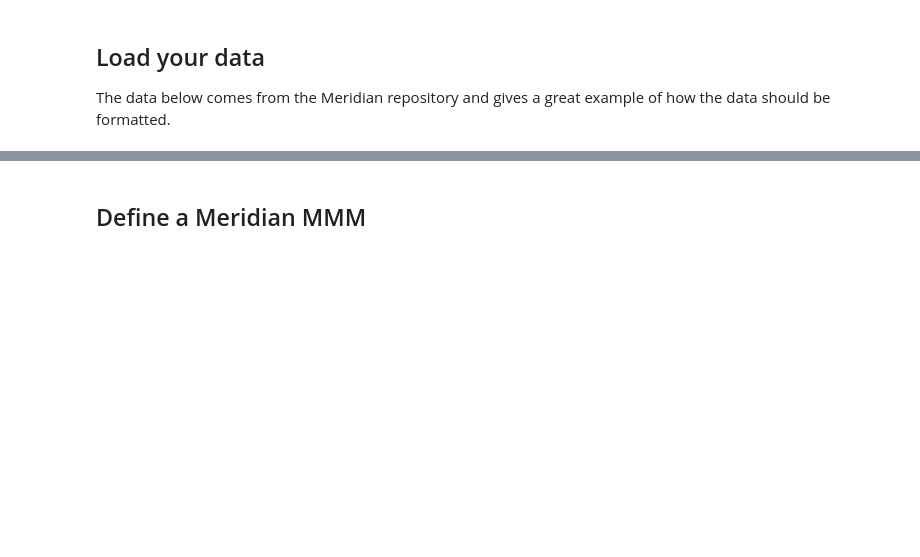
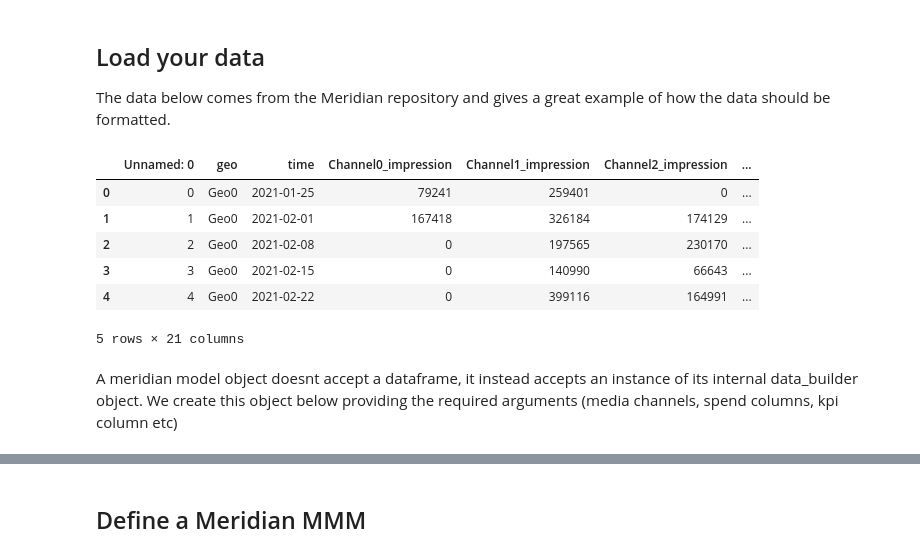
Before and after one commit to mutinex/mmm-eval, a Jupyter notebook: examples/meridian_eval.ipynb, the cells around one changed output, grey strips where cells are left out. Saved outputs shown, nothing was run; the diff lists cells and outputs as text; code cells hidden in the pictures; blank space fills up the shorter version.

```diff
--- a/examples/meridian_eval.ipynb
+++ b/examples/meridian_eval.ipynb
@@ -20,6 +23,18 @@ The data below comes from the Meridian repository and gives a great example of h
 # %%
 df = pd.read_excel(
     'https://github.com/google/meridian/raw/main/meridian/data/simulated_data/xlsx/geo_media.xlsx',
     engine='openpyxl',
 )
+df.head()
+# %% [output]
+|  | Unnamed: 0 | geo | time | Channel0_impression | Channel1_impression | Channel2_impression | ... |
+| 0 | 0 | Geo0 | 2021-01-25 | 79241 | 259401 | 0 | ... |
+| 1 | 1 | Geo0 | 2021-02-01 | 167418 | 326184 | 174129 | ... |
+| 2 | 2 | Geo0 | 2021-02-08 | 0 | 197565 | 230170 | ... |
+| 3 | 3 | Geo0 | 2021-02-15 | 0 | 140990 | 66643 | ... |
+| 4 | 4 | Geo0 | 2021-02-22 | 0 | 399116 | 164991 | ... |
+5 rows × 21 columns
+# %% [markdown]
+A meridian model object doesnt accept a dataframe, it instead accepts an instance of its internal data_builder object.
+We create this object below providing the required arguments (media channels, spend columns, kpi column etc)
 # %%
```
Also changed, not shown: parts of 26 cells of this notebook, 2 other files.
